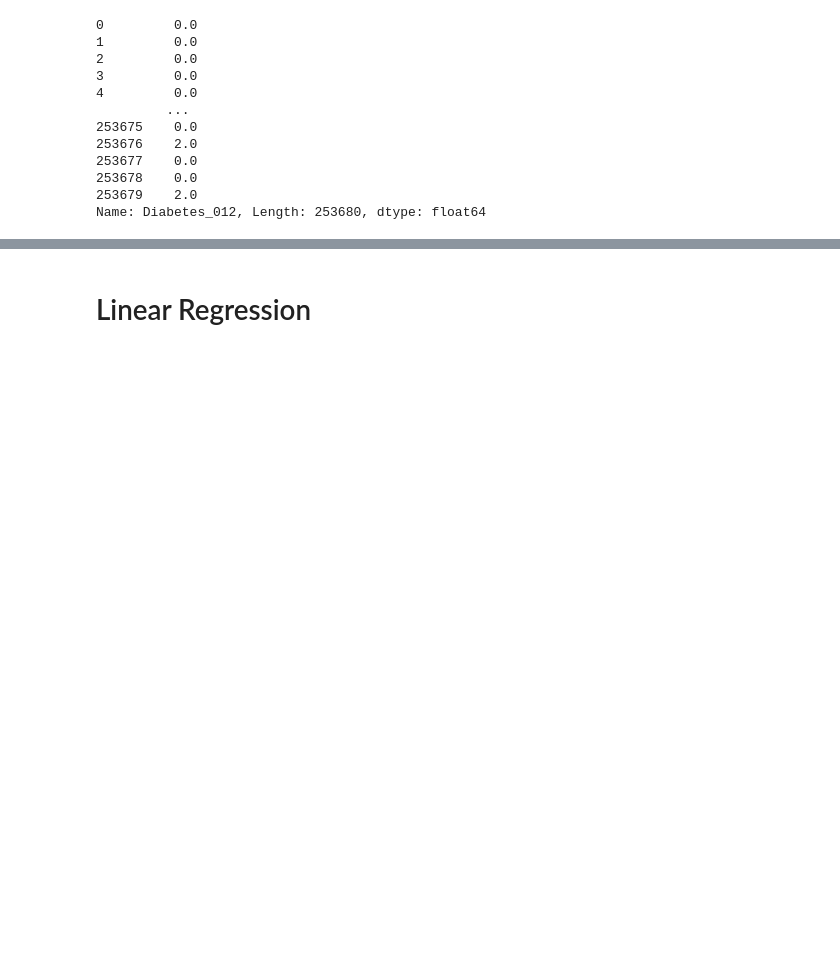
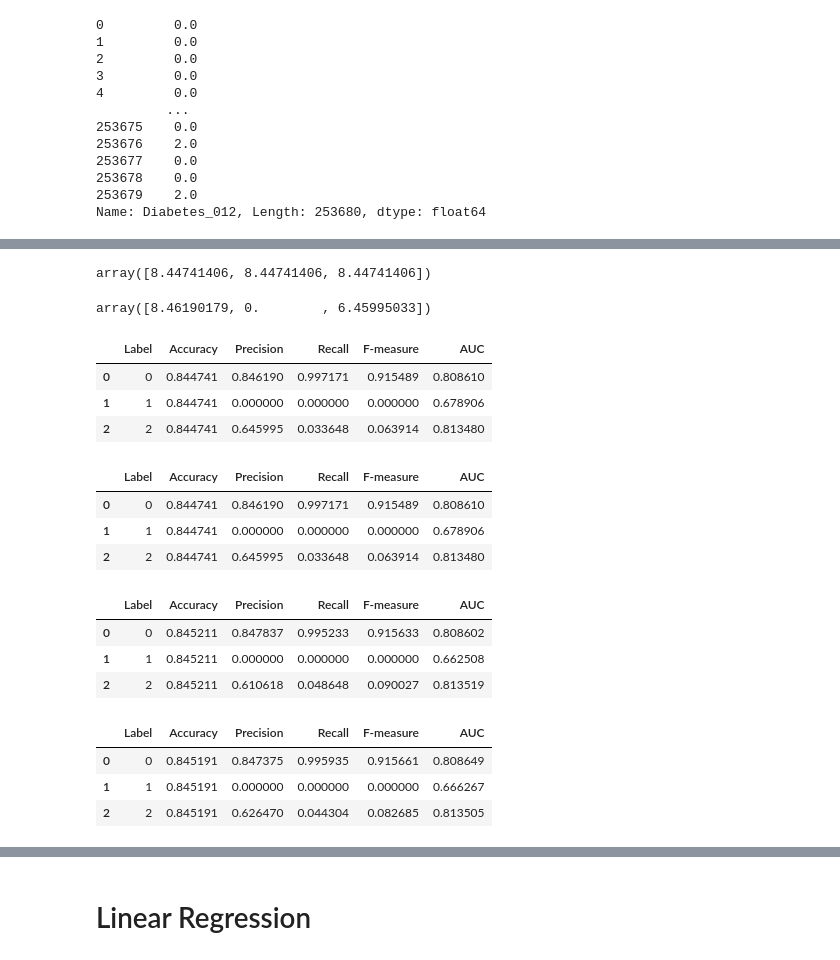
Before and after one commit to MrSykoPath/Diabetes-Detection, a Jupyter notebook: Phase 3/phase_3.ipynb, the cells around one changed output, grey strips where cells are left out. Drawn from its saved outputs; the diff is of its cells as text; code cells hidden in the pictures; blank space fills up the shorter version.

Commit message:
Ran 10-fold cross validation forr results

```diff
--- a/Phase 3/phase_3.ipynb
+++ b/Phase 3/phase_3.ipynb
@@ -66,3 +68,5 @@ df
+# %%
+kf = KFold(n_splits=10)
 # %% [markdown]
 # KNN
 # %%
@@ -130,0 +131,6 @@ print(grid_search.best_params_)
+# %%
+knn_root_n = KNeighborsClassifier(n_neighbors=math.floor(math.sqrt(len(df_knn))))
+knn_log_n = KNeighborsClassifier(n_neighbors=math.floor(math.sqrt(len(df_knn))))
+knn_243_n = KNeighborsClassifier(n_neighbors=243)
+knn_300_n = KNeighborsClassifier(n_neighbors=300)
+knn_200_n = KNeighborsClassifier(n_neighbors=200)
@@ -130,0 +322,39 @@ print(grid_search.best_params_)
+# %%
+accuracies_final_root_n
+# %% [output]
+array([8.44741406, 8.44741406, 8.44741406])
+# %%
+precisions_final_root_n
+# %% [output]
+array([8.46190179, 0.        , 6.45995033])
+# %%
+for i in range (0,3):
+    accuracies_final_root_n[i] = accuracies_final_root_n[i]/10.0
+    precisions_final_root_n[i] = precisions_final_root_n[i]/10.0
+    recalls_final_root_n[i] = recalls_final_root_n[i]/10.0
+    f1_scores_final_root_n[i] = f1_scores_final_root_n[i]/10.0
+    auc_final_root_n[i] = auc_final_root_n[i]/10.0
+
+    accuracies_final_log_n[i] = accuracies_final_log_n[i]/10.0
+    precisions_final_log_n[i] = precisions_final_log_n[i]/10.0
+    recalls_final_log_n[i] = recalls_final_log_n[i]/10.0
+    f1_scores_final_log_n[i] = f1_scores_final_log_n[i]/10.0
+    auc_final_log_n[i] = auc_final_log_n[i]/10.0
+
+    accuracies_final_243_n[i] = accuracies_final_243_n[i]/10.0
+    precisions_final_243_n[i] = precisions_final_243_n[i]/10.0
+    recalls_final_243_n[i] = recalls_final_243_n[i]/10.0
+    f1_scores_final_243_n[i] = f1_scores_final_243_n[i]/10.0
+    auc_final_243_n[i] = auc_final_243_n[i]/10.0
+
+    accuracies_final_300_n[i] = accuracies_final_300_n[i]/10.0
+    precisions_final_300_n[i] = precisions_final_300_n[i]/10.0
+    recalls_final_300_n[i] = recalls_final_300_n[i]/10.0
+    f1_scores_final_300_n[i] = f1_scores_final_300_n[i]/10.0
+    auc_final_300_n[i] = auc_final_300_n[i]/10.0
+
+    accuracies_final_200_n[i] = accuracies_final_200_n[i]/10.0
+    precisions_final_200_n[i] = precisions_final_200_n[i]/10.0
+    recalls_final_200_n[i] = recalls_final_200_n[i]/10.0
+    f1_scores_final_200_n[i] = f1_scores_final_200_n[i]/10.0
+    auc_final_200_n[i] = auc_final_200_n[i]/10.0
@@ -130,0 +416,28 @@ print(grid_search.best_params_)
+# %%
+results_df_root_n
+# %% [output]
+|  | Label | Accuracy | Precision | Recall | F-measure | AUC |
+| 0 | 0 | 0.844741 | 0.846190 | 0.997171 | 0.915489 | 0.808610 |
+| 1 | 1 | 0.844741 | 0.000000 | 0.000000 | 0.000000 | 0.678906 |
+| 2 | 2 | 0.844741 | 0.645995 | 0.033648 | 0.063914 | 0.813480 |
+# %%
+results_df_log_n
+# %% [output]
+|  | Label | Accuracy | Precision | Recall | F-measure | AUC |
+| 0 | 0 | 0.844741 | 0.846190 | 0.997171 | 0.915489 | 0.808610 |
+| 1 | 1 | 0.844741 | 0.000000 | 0.000000 | 0.000000 | 0.678906 |
+| 2 | 2 | 0.844741 | 0.645995 | 0.033648 | 0.063914 | 0.813480 |
+# %%
+results_df_243_n
+# %% [output]
+|  | Label | Accuracy | Precision | Recall | F-measure | AUC |
+| 0 | 0 | 0.845211 | 0.847837 | 0.995233 | 0.915633 | 0.808602 |
+| 1 | 1 | 0.845211 | 0.000000 | 0.000000 | 0.000000 | 0.662508 |
+| 2 | 2 | 0.845211 | 0.610618 | 0.048648 | 0.090027 | 0.813519 |
+# %%
+results_df_300_n
+# %% [output]
+|  | Label | Accuracy | Precision | Recall | F-measure | AUC |
+| 0 | 0 | 0.845191 | 0.847375 | 0.995935 | 0.915661 | 0.808649 |
+| 1 | 1 | 0.845191 | 0.000000 | 0.000000 | 0.000000 | 0.666267 |
+| 2 | 2 | 0.845191 | 0.626470 | 0.044304 | 0.082685 | 0.813505 |
```
Also changed, not shown: parts of 58 cells of this notebook.
